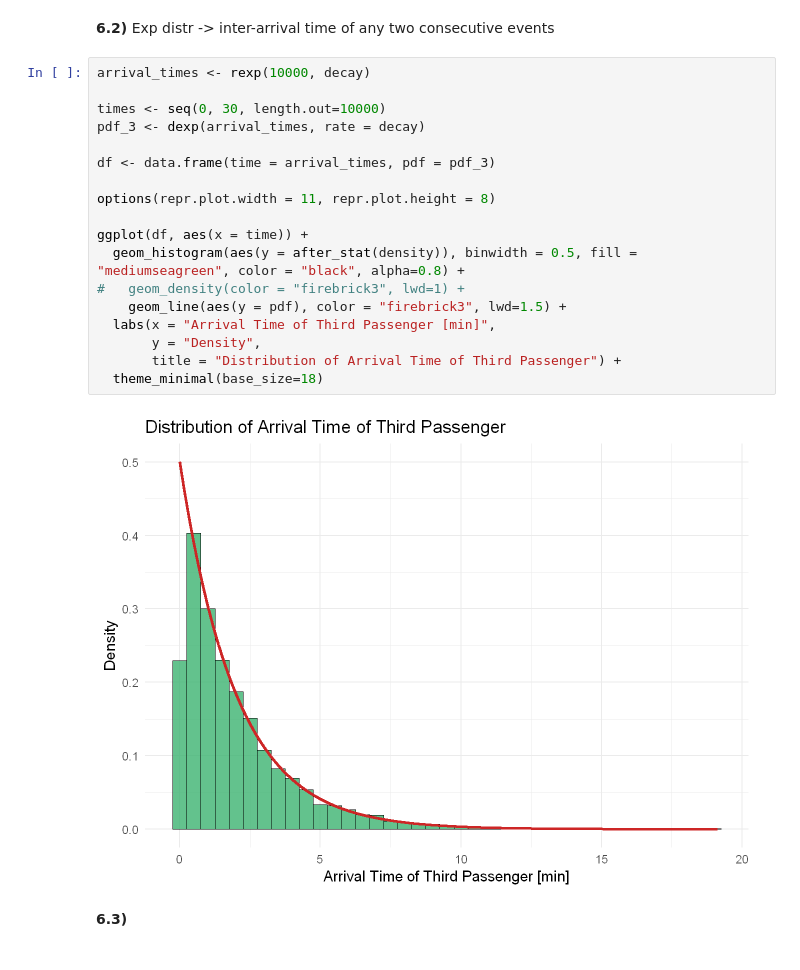
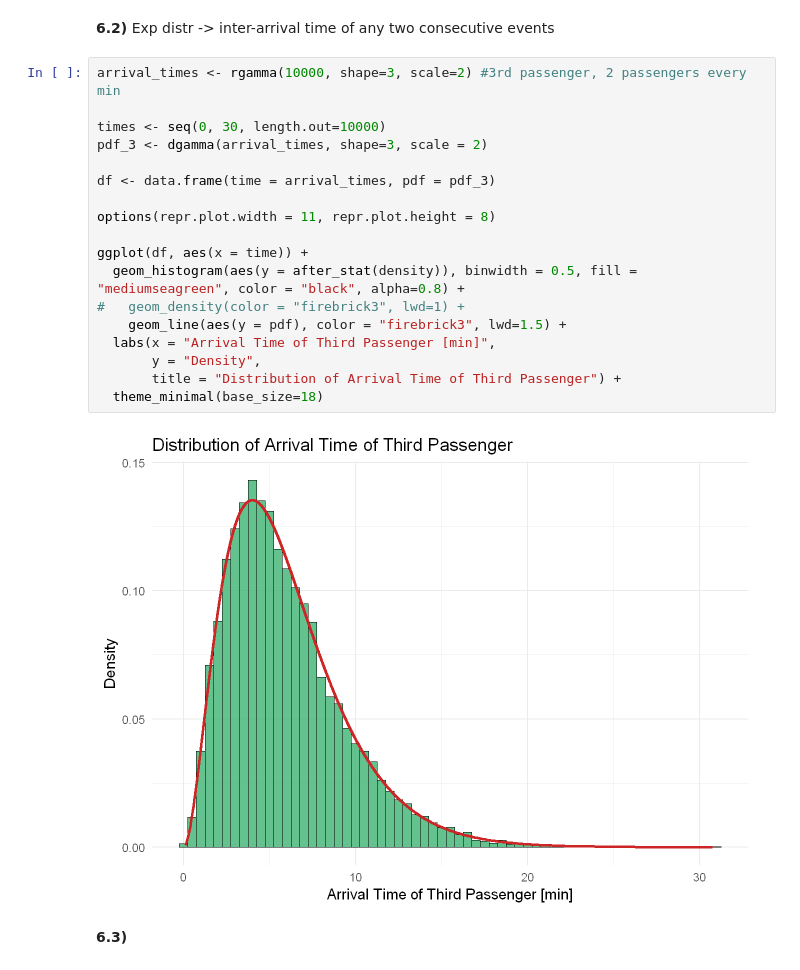
Before and after one commit to Berto70/advstat, a Jupyter notebook: ex2/Bertinelli_Gabriele_Rlab02.ipynb, the cells around one changed output. Saved outputs shown, nothing was run; the diff lists cells and outputs as text.

```diff
--- a/ex2/Bertinelli_Gabriele_Rlab02.ipynb
+++ b/ex2/Bertinelli_Gabriele_Rlab02.ipynb
@@ -426,25 +427,25 @@ Probability of getting less than 4 passengers in the next 3 mins is: 99.634 %
 # %% [markdown]
 **6.2)** Exp distr -> inter-arrival time of any two consecutive events
 # %%
-arrival_times <- rexp(10000, decay)
+arrival_times <- rgamma(10000, shape=3, scale=2) #3rd passenger, 2 passengers every min
 
 times <- seq(0, 30, length.out=10000)
-pdf_3 <- dexp(arrival_times, rate = decay)
+pdf_3 <- dgamma(arrival_times, shape=3, scale = 2)
 
 df <- data.frame(time = arrival_times, pdf = pdf_3)
 
 options(repr.plot.width = 11, repr.plot.height = 8)
 
 ggplot(df, aes(x = time)) +
   geom_histogram(aes(y = after_stat(density)), binwidth = 0.5, fill = "mediumseagreen", color = "black", alpha=0.8) +
 #   geom_density(color = "firebrick3", lwd=1) +
 	geom_line(aes(y = pdf), color = "firebrick3", lwd=1.5) +
   labs(x = "Arrival Time of Third Passenger [min]",
        y = "Density",
        title = "Distribution of Arrival Time of Third Passenger") +
   theme_minimal(base_size=18)
 # %% [output]
-[figure, old version]
+[figure, new version]
 # %% [markdown]
 **6.3)**
 # %%
```
Also changed, not shown: parts of 2 cells of this notebook.
